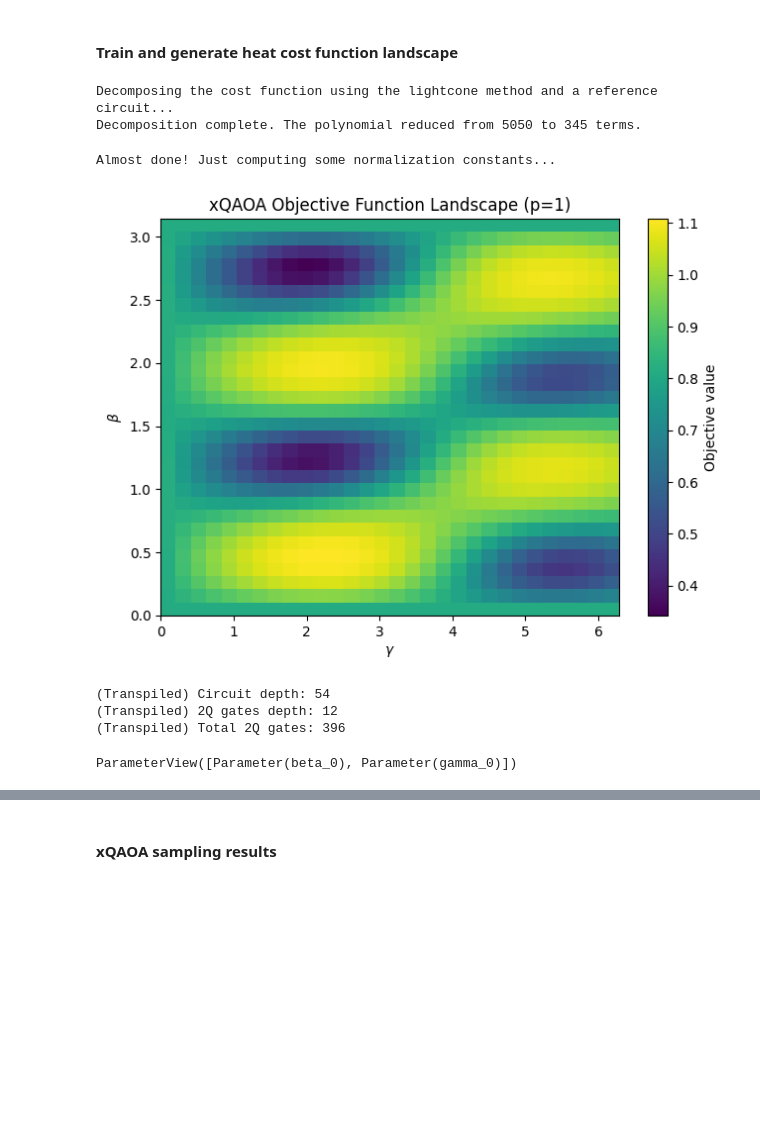
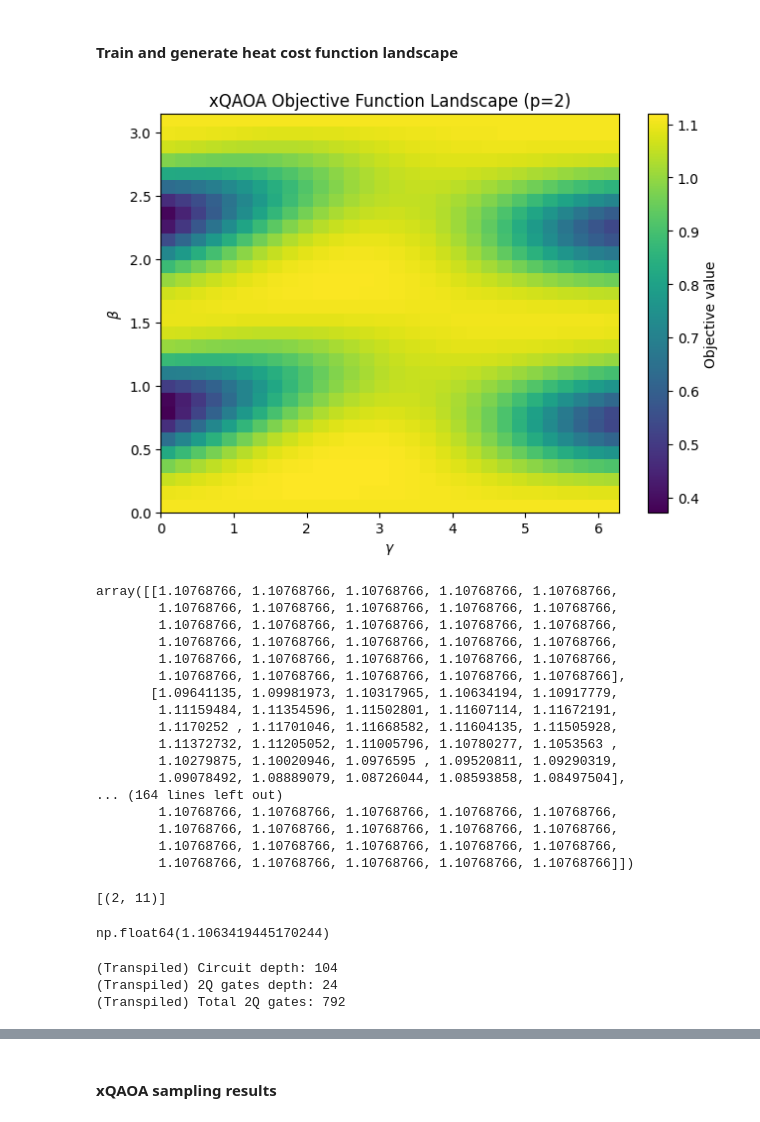
Before and after one commit to jhoule42/xQAOA_unit_commitment, a Jupyter notebook: demo.ipynb, the cells around one changed output, grey strips where cells are left out. Drawn from its saved outputs; the diff is of its cells as text; code cells hidden in the pictures; blank space fills up the shorter version.

Commit message:
record cop2 performance with handpicked suboptimal but valid params

```diff
--- a/demo.ipynb
+++ b/demo.ipynb
@@ -1085,7 +1085,7 @@ params = namedtuple("params",["p","beta","gamma", "max_cost"])
 beta_range = np.linspace(0, np.pi, 30)
 gamma_range = np.linspace(0, 2 * np.pi, 30)
 trained_params_by_p=[]
-p=1
+p=2
 ev = np.array(np.zeros((len(beta_range), len(gamma_range))), dtype=float)
 
 # Because the lightcone is the same for all beta and gamma, we can precompute the lightcone decomposition of the cost function once.
@@ -1102,10 +1102,6 @@ for layer in range(p):
 
 circuit_params = qc.parameters
 
-
-##qc = add_knapsack_cost_function(qc, values, 1.0)  # gamma value doesn't matter much here, but should be non-zero.
-##qc = add_ring_copula(qc, qubit_ordered_distribution, 1.0)  # beta value doesn't matter much here, but should be non-zero.
-
 print("Decomposing the cost function using the lightcone method and a reference circuit...")
 cost_fn = values_and_constraint_cost(values, weights, capacity)
 reduced_cost_fn = light_cone_decomp_sparse_pauli(qc, cost_fn)
@@ -1114,58 +1110,80 @@ print(f"Decomposition complete. The polynomial reduced from {len(cost_fn.paulis)
 test_qc = qc.copy()
 with tqdm(total=len(beta_range) * len(gamma_range), desc="Computing cost functions") as pbar:
     for i,j in np.ndindex(len(beta_range), len(gamma_range)):
-        circ=qc.assign_parameters({circuit_params[0]: beta_range[i], circuit_params[1]:gamma_range[j]})
+        circ = qc.assign_parameters({qc.parameters[0]:0.43332312463307493 , qc.parameters[p]:2.1666156231653746}) # calculated previously
+        circ=circ.assign_parameters({circ.parameters[0]: beta_range[i], circ.parameters[p-1]:gamma_range[j]})
         ev[i][j] = light_cone_estimate_Pauli_poly(reduced_cost_fn, circ)
         pbar.update(1)
 
 
 # Computing some numbers from optimal solutions so we can normalize the plot.
 # Using the all zeros bitstring as a reference point for the min of the constraints cost function, since it's hard to do worse.
 
 print("\nAlmost done! Just computing some normalization constants...")
 qc = QuantumCircuit(n)
 cost_fn_min = light_cone_estimate_sparse_pauli(qc, values_and_constraint_cost(values, weights, capacity))
 for i in range(n):
     if i in result_gurobi['selected_items']:
         qc.x(i)
 cost_fn_max = light_cone_estimate_sparse_pauli(qc, values_and_constraint_cost(values, weights, capacity))
 
 norm_ev = ((ev - cost_fn_min) / (cost_fn_max - cost_fn_min)).real
 
 index = np.argmax(norm_ev)
 
 a,b = np.unravel_index(index, norm_ev.shape)
 trained_params_by_p.append(params(p=p, beta=beta_range[a], gamma=gamma_range[b], max_cost=norm_ev[a,b]))
 
 plt.imshow(norm_ev, origin='lower', aspect='auto', cmap='viridis', extent = (0, 2 * np.pi, 0, np.pi))
 
 cbar = plt.colorbar()
 
 cbar.set_label('Objective value')
 plt.tight_layout(rect=(0.0, 0.05, 1.0, 1.0))
 
 plt.xlabel(r'$\gamma$')
 plt.ylabel(r'$\beta$')
-plt.title("xQAOA Objective Function Landscape (p=1)")
+plt.title("xQAOA Objective Function Landscape (p=2)")
 plt.show()
 # %% [output]
-Decomposing the cost function using the lightcone method and a reference circuit...
-Decomposition complete. The polynomial reduced from 5050 to 345 terms.
-Almost done! Just computing some normalization constants...
-[figure, old version]
+[figure, new version]
+# %%
+norm_ev
+# %% [output]
+array([[1.10768766, 1.10768766, 1.10768766, 1.10768766, 1.10768766,
+        1.10768766, 1.10768766, 1.10768766, 1.10768766, 1.10768766,
+        1.10768766, 1.10768766, 1.10768766, 1.10768766, 1.10768766,
+        1.10768766, 1.10768766, 1.10768766, 1.10768766, 1.10768766,
+        1.10768766, 1.10768766, 1.10768766, 1.10768766, 1.10768766,
+        1.10768766, 1.10768766, 1.10768766, 1.10768766, 1.10768766],
+       [1.09641135, 1.09981973, 1.10317965, 1.10634194, 1.10917779,
+        1.11159484, 1.11354596, 1.11502801, 1.11607114, 1.11672191,
+        1.1170252 , 1.11701046, 1.11668582, 1.11604135, 1.11505928,
+        1.11372732, 1.11205052, 1.11005796, 1.10780277, 1.1053563 ,
+        1.10279875, 1.10020946, 1.0976595 , 1.09520811, 1.09290319,
+        1.09078492, 1.08889079, 1.08726044, 1.08593858, 1.08497504],
+... (164 lines left out)
+        1.10768766, 1.10768766, 1.10768766, 1.10768766, 1.10768766,
+        1.10768766, 1.10768766, 1.10768766, 1.10768766, 1.10768766,
+        1.10768766, 1.10768766, 1.10768766, 1.10768766, 1.10768766,
+        1.10768766, 1.10768766, 1.10768766, 1.10768766, 1.10768766]])
+# %%
+[(i,j) for i in range(30) for j in range(30) if norm_ev[i][j] == 1.1189837427298903]
+# %% [output]
+[(2, 11)]
+# %%
+norm_ev[1][3]
+# %% [output]
+np.float64(1.1063419445170244)
 # %%
 transpiled_circuit = pm.run(test_qc)
 print(f"(Transpiled) Circuit depth: {transpiled_circuit.depth()}")
 print(f"(Transpiled) 2Q gates depth: {transpiled_circuit.depth(lambda x: (len(x.qubits)==2))}")
 print(f"(Transpiled) Total 2Q gates: {transpiled_circuit.num_nonlocal_gates()}")
 # %% [output]
-(Transpiled) Circuit depth: 54
-(Transpiled) 2Q gates depth: 12
-(Transpiled) Total 2Q gates: 396
+(Transpiled) Circuit depth: 104
+(Transpiled) 2Q gates depth: 24
+(Transpiled) Total 2Q gates: 792
-# %%
-transpiled_circuit.parameters
-# %% [output]
-ParameterView([Parameter(beta_0), Parameter(gamma_0)])
 # %%
 trained_params_by_p
 # %% [output]
```
Also changed, not shown: parts of 6 cells of this notebook.
